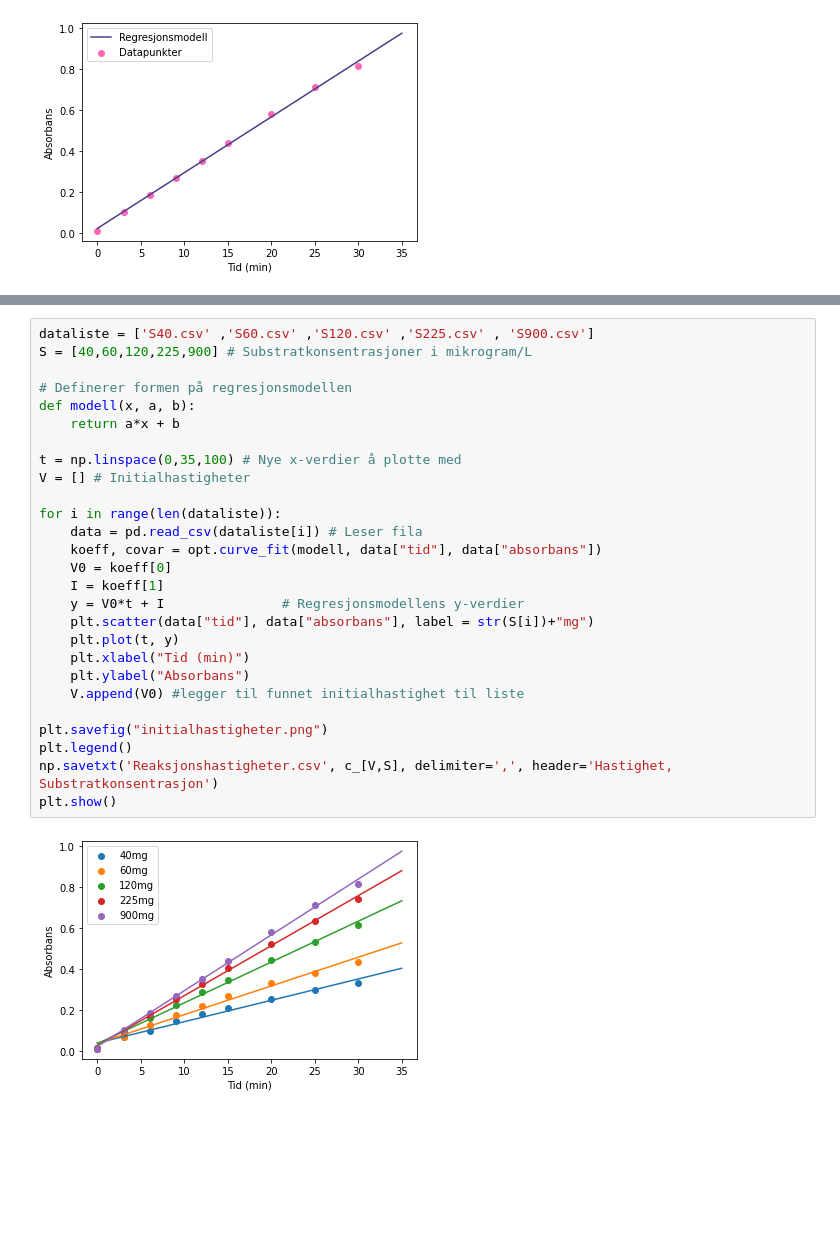
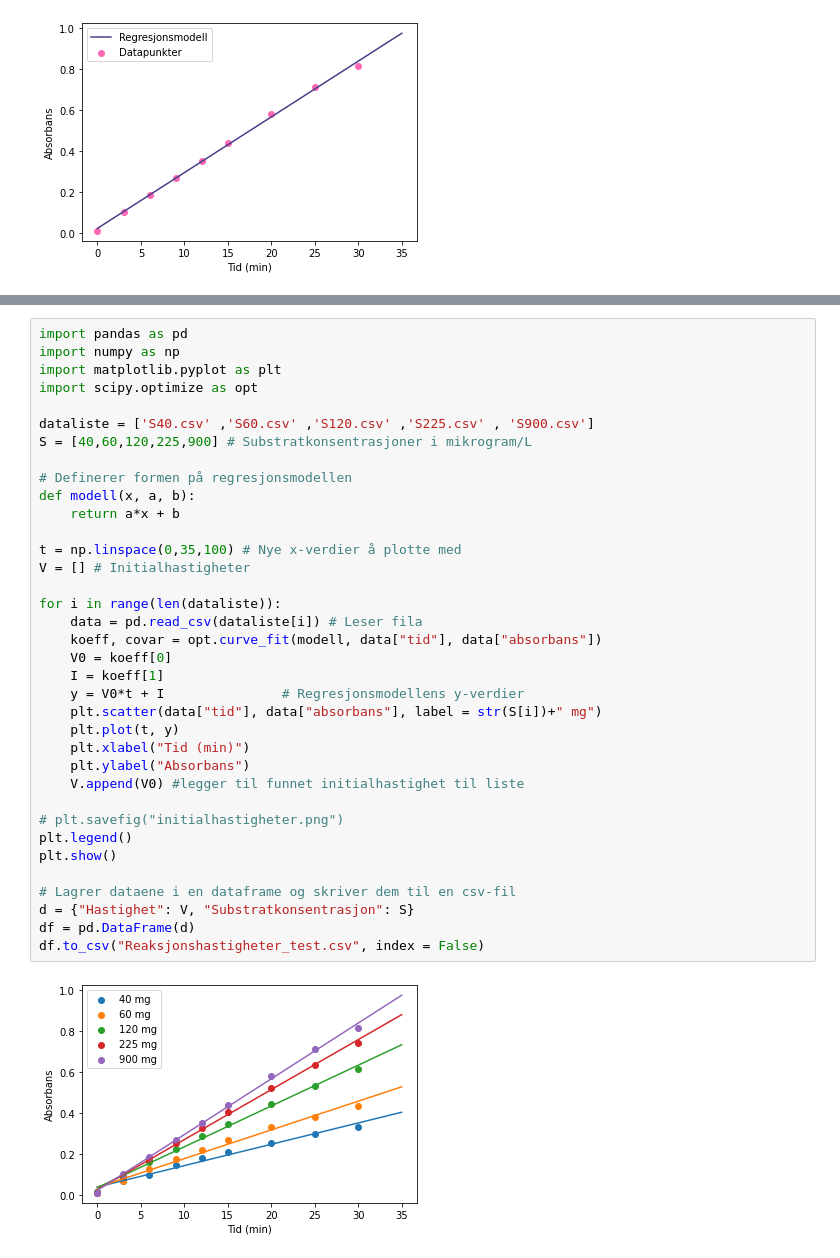
Before and after one commit to andreasdh/programmering-i-kjemi, a Jupyter notebook: docs/biokjemi/enzymkinetikklab.ipynb, the cells around one changed output, grey strips where cells are left out. Drawn from its saved outputs; the diff is of its cells as text; blank space fills up the shorter version.

```diff
--- a/docs/biokjemi/enzymkinetikklab.ipynb
+++ b/docs/biokjemi/enzymkinetikklab.ipynb
@@ -106,30 +108,39 @@ Du har nå et program som regner ut initialhastighetene for en bestemt substratk
 # %%
+import pandas as pd
+import numpy as np
+import matplotlib.pyplot as plt
+import scipy.optimize as opt
+
 dataliste = ['S40.csv' ,'S60.csv' ,'S120.csv' ,'S225.csv' , 'S900.csv']
 S = [40,60,120,225,900] # Substratkonsentrasjoner i mikrogram/L
 
 # Definerer formen på regresjonsmodellen
 def modell(x, a, b):
     return a*x + b
 
 t = np.linspace(0,35,100) # Nye x-verdier å plotte med
 V = [] # Initialhastigheter
 
 for i in range(len(dataliste)):
     data = pd.read_csv(dataliste[i]) # Leser fila
     koeff, covar = opt.curve_fit(modell, data["tid"], data["absorbans"])
     V0 = koeff[0]
     I = koeff[1]
     y = V0*t + I               # Regresjonsmodellens y-verdier
-    plt.scatter(data["tid"], data["absorbans"], label = str(S[i])+"mg")
+    plt.scatter(data["tid"], data["absorbans"], label = str(S[i])+" mg")
     plt.plot(t, y)
     plt.xlabel("Tid (min)")
     plt.ylabel("Absorbans")
     V.append(V0) #legger til funnet initialhastighet til liste
 
-plt.savefig("initialhastigheter.png")
+# plt.savefig("initialhastigheter.png")
 plt.legend()
-np.savetxt('Reaksjonshastigheter.csv', c_[V,S], delimiter=',', header='Hastighet, Substratkonsentrasjon')
 plt.show()
+
+# Lagrer dataene i en dataframe og skriver dem til en csv-fil
+d = {"Hastighet": V, "Substratkonsentrasjon": S}
+df = pd.DataFrame(d)
+df.to_csv("Reaksjonshastigheter_test.csv", index = False)
 # %% [output]
-[figure, old version]
+[figure, new version]
 # %% [markdown]
```
Also changed, not shown: parts of 13 cells of this notebook, 4 other files.
